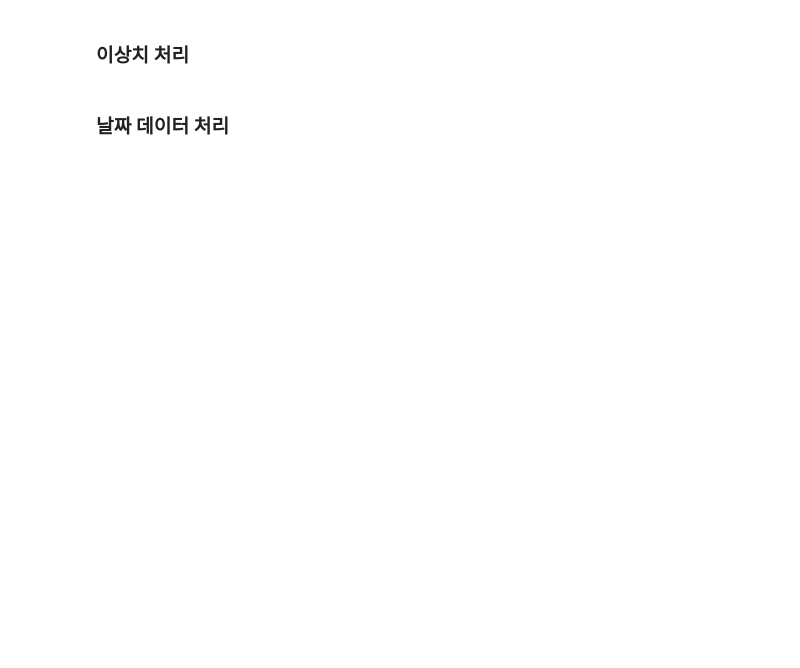
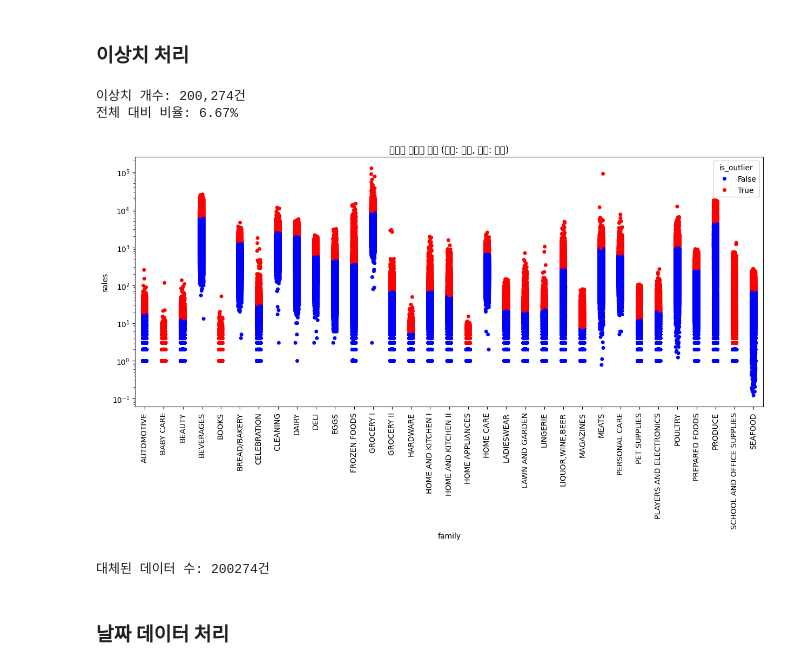
Before and after one commit to clento173/Data-Analysis-with-Open-Source, a Jupyter notebook: 오픈소스_데이터_분석_7강.ipynb, the cells around one changed output. Cells and saved outputs as stored; diff of their text form; code cells hidden in the pictures; blank space fills up the shorter version.

```diff
--- a/오픈소스_데이터_분석_7강.ipynb
+++ b/오픈소스_데이터_분석_7강.ipynb
@@ -285,3 +309,12 @@ Name: date, dtype: object
+# %%
+import pandas as pd
+
+# Grocery Sales 데이터 DataFrame 로드
+train = pd.read_csv('train.csv')
+stores = pd.read_csv('stores.csv')
+transactions = pd.read_csv('transactions.csv')
+oil = pd.read_csv('oil.csv')
+holidays_events = pd.read_csv('holidays_events.csv')
 # %% [markdown]
 ### 데이터 분포 시각화
 # %%
@@ -340,27 +405,31 @@ NameError: name 'oil' is not defined
 # %%
 ### 제품 계열별 판매 데이터 IQR 계산
 family_bounds = train.groupby('family')['sales'].apply(
-    lambda x: x.quantile(0.75) + i.5 * (x.quantile(0.75) - x.quatile(0.25))
+    lambda x: x.quantile(0.75) + 1.5 * (x.quantile(0.75) - x.quantile(0.25))
 )
 
 ### 상한값 초과 판매량 이상치 분류
 train_enhanced = train.copy()
-train_enchnced['upper_bound'] = train_enhanced['family'].map(family_bounds)
+train_enhanced['upper_bound'] = train_enhanced['family'].map(family_bounds)
 train_enhanced['is_outlier'] = train_enhanced['sales'] > train_enhanced['upper_bound']
 
 total_outliers = train_enhanced['is_outlier'].sum()
 total_ratio = train_enhanced['is_outlier'].mean()
 
 print(f"이상치 개수: {total_outliers:,}건")
 print(f"전체 대비 비율: {total_ratio:.2%}")
 
 plt.figure(figsize=(15,6))
 sns.stripplot(x='family', y='sales', hue=train_enhanced['is_outlier'],
               data=train_enhanced, palette={False:'blue', True:'red'})
 plt.xticks(rotation=90)
 plt.yscale('log')
 plt.title('계열별 판매량 분포 (파랑: 정상, 빨강: 이상)')
 plt.show()
+# %% [output]
+이상치 개수: 200,274건
+전체 대비 비율: 6.67%
+[figure, added]
 # %%
 ### 판매량이 상한값 초과 시, 판매량으로 상한값으로 대체
 train_cleaned  = train.copy()
@@ -368,6 +437,8 @@ train_cleaned.loc[train_enhanced['is_outlier'], 'sales'] = train_enhanced.loc[tr
 
 changed_count = (train['sales'] != train_cleaned ['sales']).sum()
 print(f"대체된 데이터 수: {changed_count}건")
+# %% [output]
+대체된 데이터 수: 200274건
 # %% [markdown]
 ### 날짜 데이터 처리
 # %%
```
Also changed, not shown: parts of 10 cells of this notebook.
